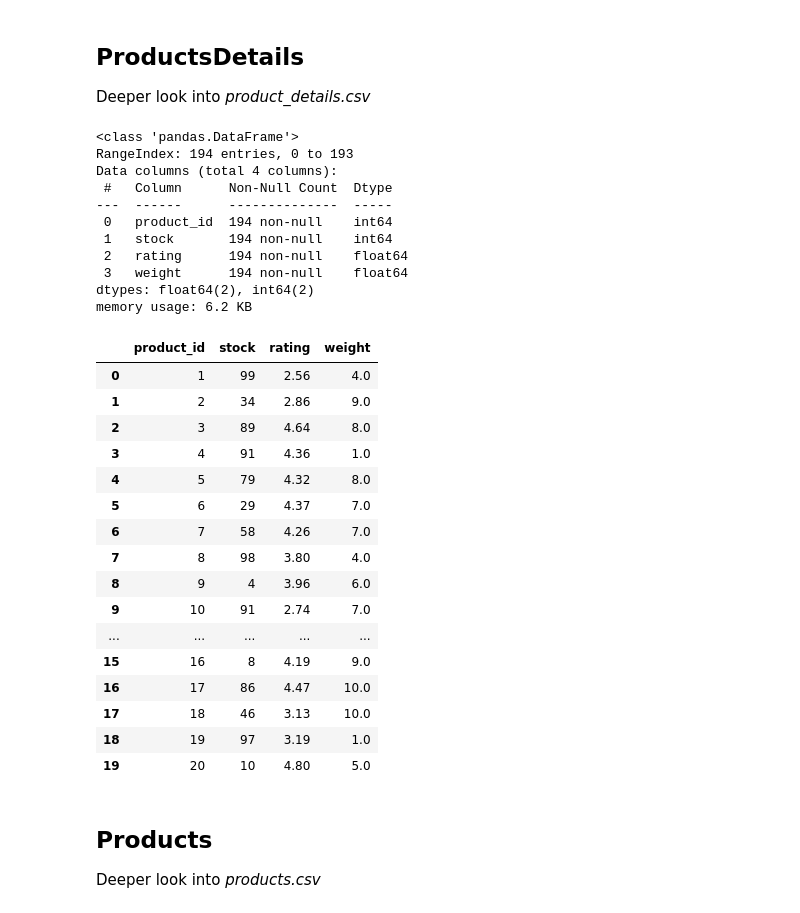
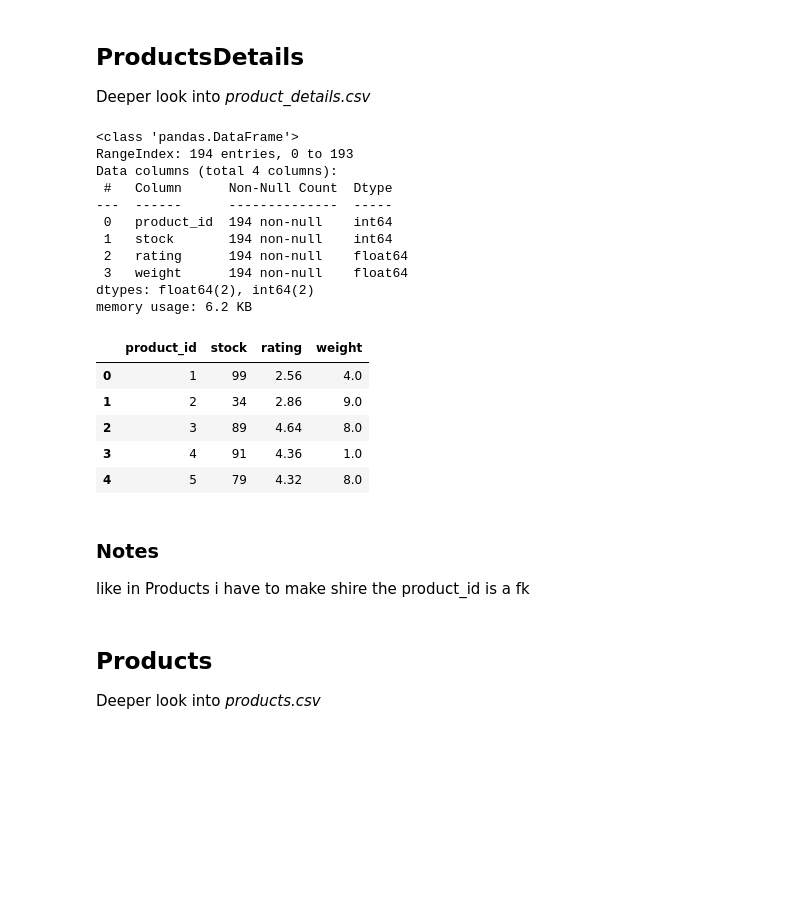
Before and after one commit to SadCloud03/e-commerse-inter-situation, a Jupyter notebook: dataBaseModel.ipynb, the cells around one changed output. Cells and saved outputs as stored; diff of their text form; code cells hidden in the pictures; blank space fills up the shorter version.

```diff
--- a/dataBaseModel.ipynb
+++ b/dataBaseModel.ipynb
@@ -192,38 +218,30 @@ Deeper look into *product_details.csv*
 # %%
 # creating the data frame
 product_details_df = pd.read_csv('dataset/product_details.csv')
 
 # initial info of product_details_df
 product_details_df.info()
 
-# display 20 lines of product_details_df
-product_details_df.head(20)
+# display 5 lines of product_details_df
+product_details_df.head()
 # %% [output]
 <class 'pandas.DataFrame'>
 RangeIndex: 194 entries, 0 to 193
 Data columns (total 4 columns):
  #   Column      Non-Null Count  Dtype
 ---  ------      --------------  -----
  0   product_id  194 non-null    int64
  1   stock       194 non-null    int64
  2   rating      194 non-null    float64
  3   weight      194 non-null    float64
 dtypes: float64(2), int64(2)
 memory usage: 6.2 KB
 |  | product_id | stock | rating | weight |
 | 0 | 1 | 99 | 2.56 | 4.0 |
 | 1 | 2 | 34 | 2.86 | 9.0 |
 | 2 | 3 | 89 | 4.64 | 8.0 |
 | 3 | 4 | 91 | 4.36 | 1.0 |
 | 4 | 5 | 79 | 4.32 | 8.0 |
-| 5 | 6 | 29 | 4.37 | 7.0 |
-| 6 | 7 | 58 | 4.26 | 7.0 |
-| 7 | 8 | 98 | 3.80 | 4.0 |
-| 8 | 9 | 4 | 3.96 | 6.0 |
-| 9 | 10 | 91 | 2.74 | 7.0 |
-| ... | ... | ... | ... | ... |
-| 15 | 16 | 8 | 4.19 | 9.0 |
-| 16 | 17 | 86 | 4.47 | 10.0 |
-| 17 | 18 | 46 | 3.13 | 10.0 |
-| 18 | 19 | 97 | 3.19 | 1.0 |
-| 19 | 20 | 10 | 4.80 | 5.0 |
+# %% [markdown]
+### Notes
+like in Products i have to make shire the product_id is a fk
```
Also changed, not shown: parts of 21 cells of this notebook, 2 other files.
